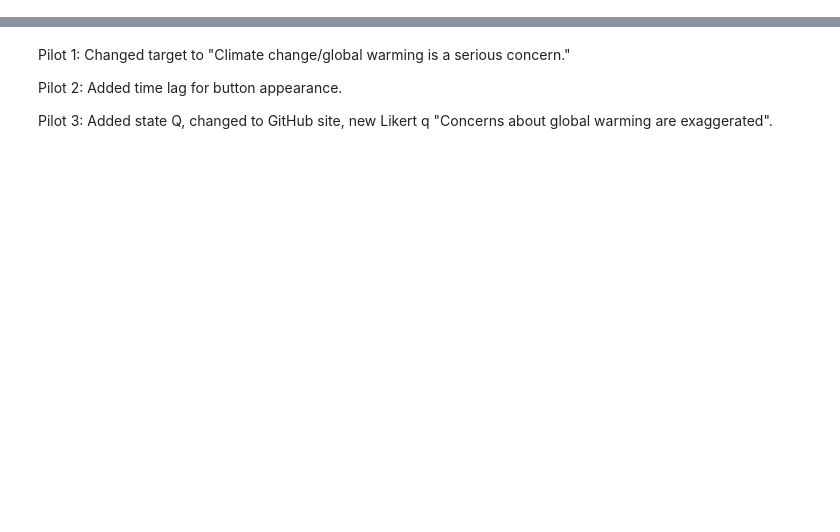
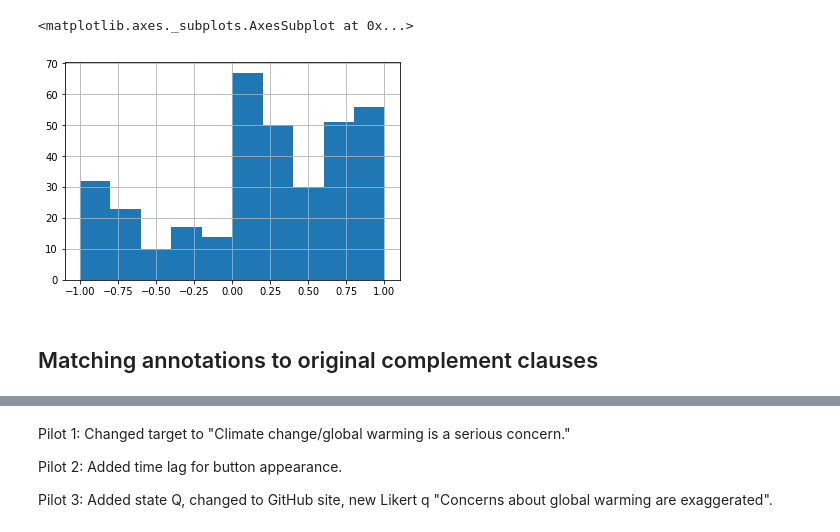
Before and after one commit to yiweiluo/GWStance, a Jupyter notebook: cc_stance/MTurk_results/Inter-annotator agreements.ipynb, the cells around one changed output, grey strips where cells are left out. Drawn from its saved outputs; the diff is of its cells as text; code cells hidden in the pictures; blank space fills up the shorter version.

```diff
--- a/cc_stance/MTurk_results/Inter-annotator agreements.ipynb
+++ b/cc_stance/MTurk_results/Inter-annotator agreements.ipynb
@@ -7,0 +434,3 @@ PILOT_DIRS = {pilot_no: "cc_stance_LIVE_pilot_{}/".format(pilot_no) for pilot_no
+# %%
+for BATCH_NO in BATCH_NOS:
+    worker_labels_per_batch[BATCH_NO].to_csv('round1_results_summary_batch{}.csv'.format(BATCH_NO))
@@ -7,0 +446,7 @@ PILOT_DIRS = {pilot_no: "cc_stance_LIVE_pilot_{}/".format(pilot_no) for pilot_no
+# %%
+pd.concat([worker_labels_per_batch[BATCH_NO]['av_rating'].drop('MACE competence') for BATCH_NO in BATCH_NOS]).hist()
+# %% [output]
+<matplotlib.axes._subplots.AxesSubplot at 0x...>
+[figure, added]
+# %% [markdown]
+## Matching annotations to original complement clauses
```
Also changed, not shown: parts of 44 cells of this notebook, 2 other files.
